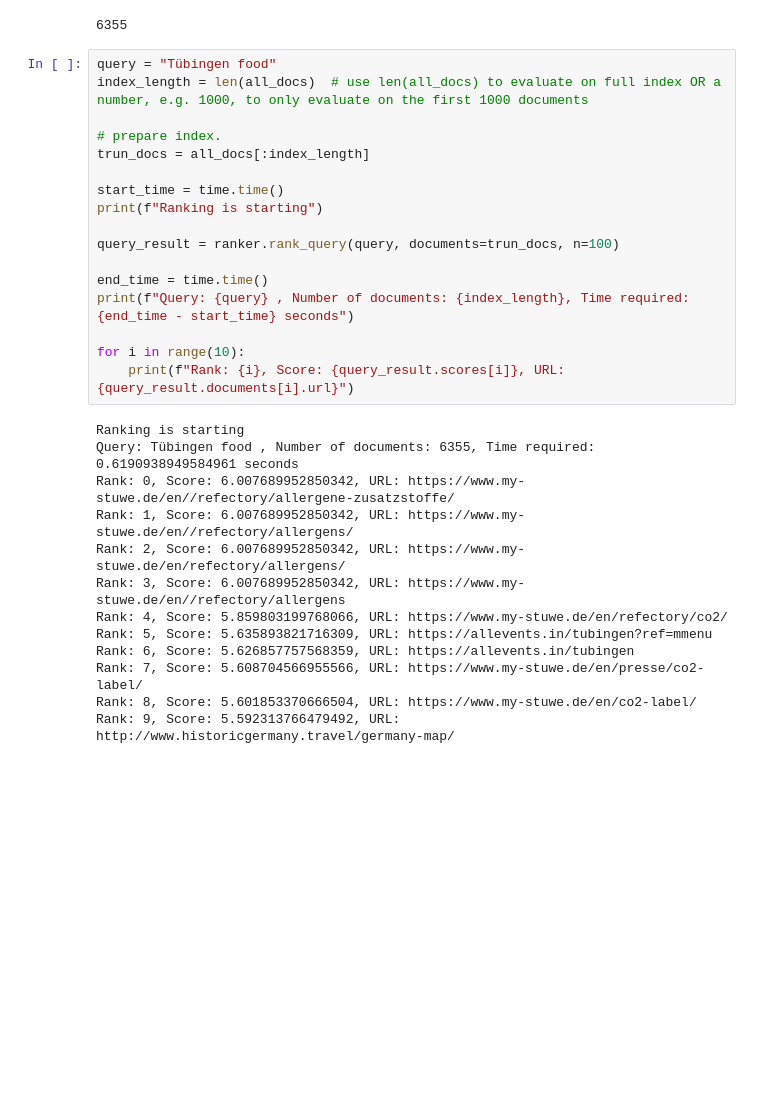
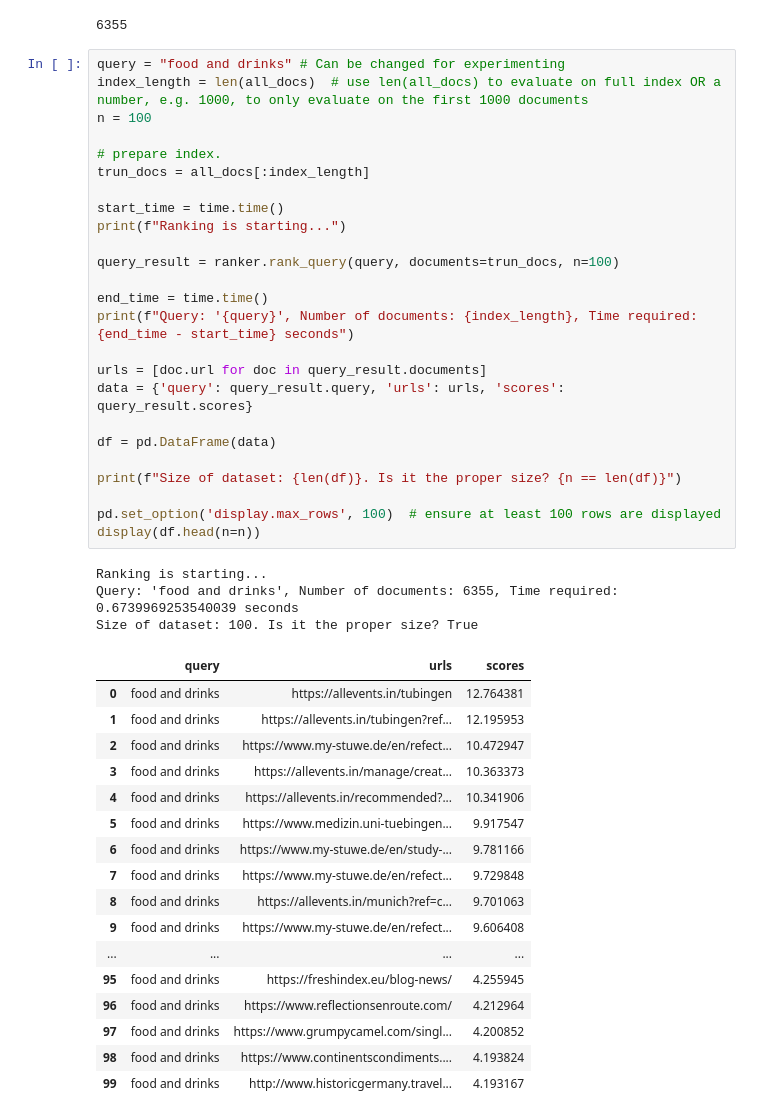
Before and after one commit to danielflat/Project_MSE, a Jupyter notebook: exp/011_Flat_pipeline_evaluation.ipynb, the cells around one changed output. Cells and saved outputs as stored; diff of their text form; blank space fills up the shorter version.

```diff
--- a/exp/011_Flat_pipeline_evaluation.ipynb
+++ b/exp/011_Flat_pipeline_evaluation.ipynb
@@ -59,32 +62,48 @@ len(all_docs)
 # %% [output]
 6355
 # %%
-query = "Tübingen food"
+query = "food and drinks" # Can be changed for experimenting
 index_length = len(all_docs)  # use len(all_docs) to evaluate on full index OR a number, e.g. 1000, to only evaluate on the first 1000 documents
+n = 100
 
 # prepare index.
 trun_docs = all_docs[:index_length]
 
 start_time = time.time()
-print(f"Ranking is starting")
+print(f"Ranking is starting...")
 
 query_result = ranker.rank_query(query, documents=trun_docs, n=100)
 
 end_time = time.time()
-print(f"Query: {query} , Number of documents: {index_length}, Time required: {end_time - start_time} seconds")
+print(f"Query: '{query}', Number of documents: {index_length}, Time required: {end_time - start_time} seconds")
 
-for i in range(10):
-    print(f"Rank: {i}, Score: {query_result.scores[i]}, URL: {query_result.documents[i].url}")
+urls = [doc.url for doc in query_result.documents]
+data = {'query': query_result.query, 'urls': urls, 'scores': query_result.scores}
+
+df = pd.DataFrame(data)
+
+print(f"Size of dataset: {len(df)}. Is it the proper size? {n == len(df)}")
+
+pd.set_option('display.max_rows', 100)  # ensure at least 100 rows are displayed
+display(df.head(n=n))
 # %% [output]
-Ranking is starting
-Query: Tübingen food , Number of documents: 6355, Time required: 0.6190938949584961 seconds
-Rank: 0, Score: 6.007689952850342, URL: https://www.my-stuwe.de/en//refectory/allergene-zusatzstoffe/
-Rank: 1, Score: 6.007689952850342, URL: https://www.my-stuwe.de/en//refectory/allergens/
-Rank: 2, Score: 6.007689952850342, URL: https://www.my-stuwe.de/en/refectory/allergens/
-Rank: 3, Score: 6.007689952850342, URL: https://www.my-stuwe.de/en//refectory/allergens
-Rank: 4, Score: 5.859803199768066, URL: https://www.my-stuwe.de/en/refectory/co2/
-Rank: 5, Score: 5.635893821716309, URL: https://allevents.in/tubingen?ref=mmenu
-Rank: 6, Score: 5.626857757568359, URL: https://allevents.in/tubingen
-Rank: 7, Score: 5.608704566955566, URL: https://www.my-stuwe.de/en/presse/co2-label/
-Rank: 8, Score: 5.601853370666504, URL: https://www.my-stuwe.de/en/co2-label/
-Rank: 9, Score: 5.592313766479492, URL: http://www.historicgermany.travel/germany-map/
+Ranking is starting...
+Query: 'food and drinks', Number of documents: 6355, Time required: 0.6739969253540039 seconds
+Size of dataset: 100. Is it the proper size? True
+|  | query | urls | scores |
+| 0 | food and drinks | https://allevents.in/tubingen | 12.764381 |
+| 1 | food and drinks | https://allevents.in/tubingen?ref... | 12.195953 |
+| 2 | food and drinks | https://www.my-stuwe.de/en/refect... | 10.472947 |
+| 3 | food and drinks | https://allevents.in/manage/creat... | 10.363373 |
+| 4 | food and drinks | https://allevents.in/recommended?... | 10.341906 |
+| 5 | food and drinks | https://www.medizin.uni-tuebingen... | 9.917547 |
+| 6 | food and drinks | https://www.my-stuwe.de/en/study-... | 9.781166 |
+| 7 | food and drinks | https://www.my-stuwe.de/en/refect... | 9.729848 |
+| 8 | food and drinks | https://allevents.in/munich?ref=c... | 9.701063 |
+| 9 | food and drinks | https://www.my-stuwe.de/en/refect... | 9.606408 |
+| ... | ... | ... | ... |
+| 95 | food and drinks | https://freshindex.eu/blog-news/ | 4.255945 |
+| 96 | food and drinks | https://www.reflectionsenroute.com/ | 4.212964 |
+| 97 | food and drinks | https://www.grumpycamel.com/singl... | 4.200852 |
+| 98 | food and drinks | https://www.continentscondiments.... | 4.193824 |
+| 99 | food and drinks | http://www.historicgermany.travel... | 4.193167 |
```
Also changed, not shown: parts of 2 cells of this notebook, 2 other files.
